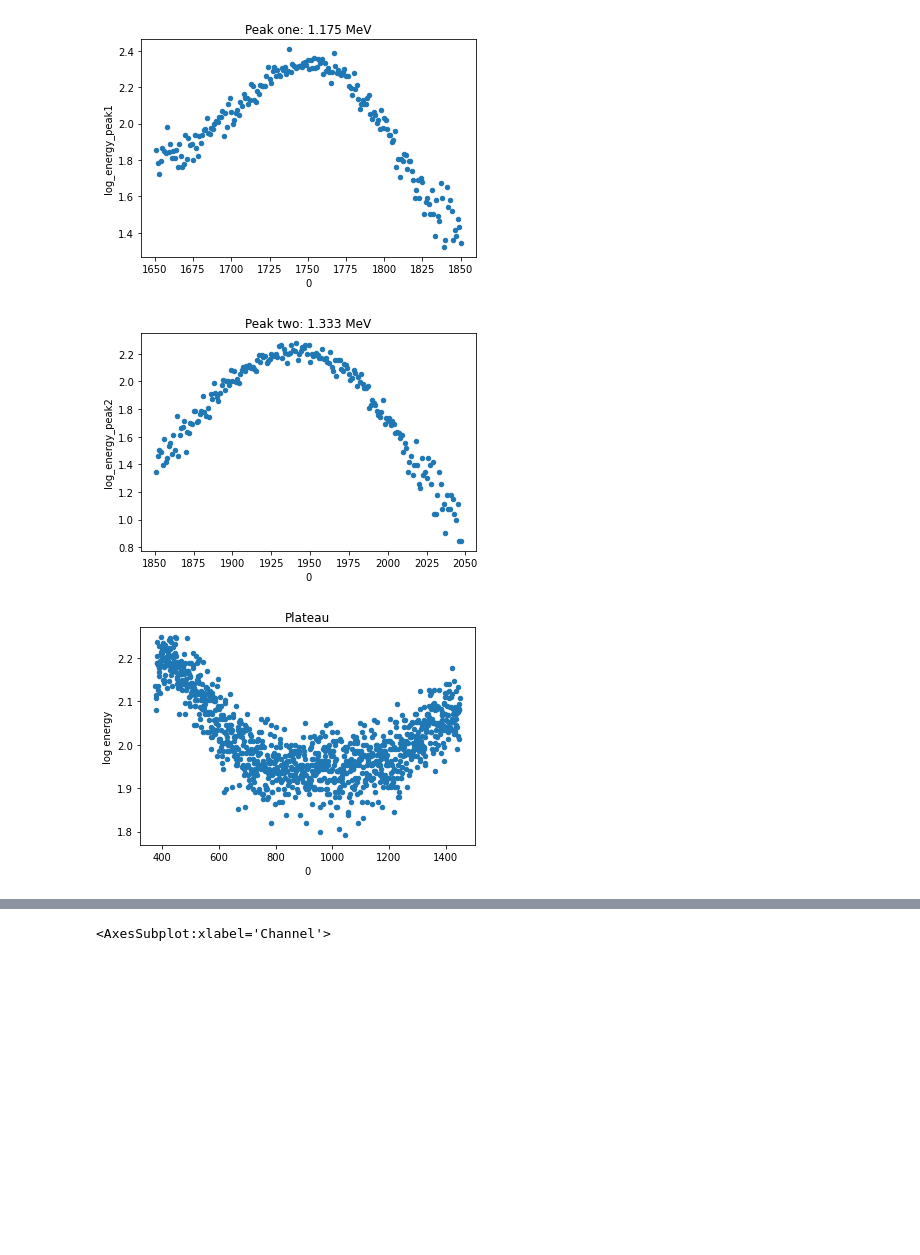
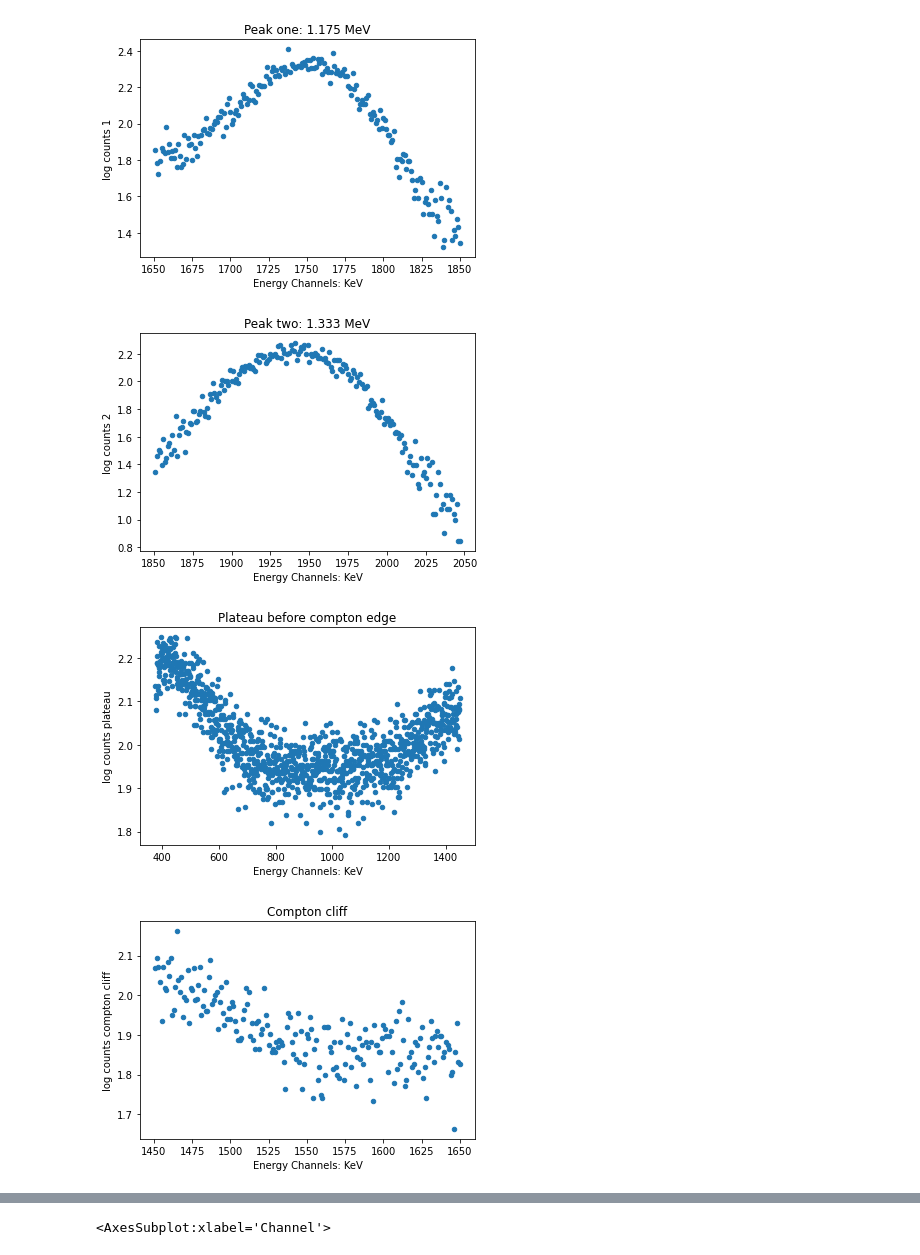
Before and after one commit to maraMaraschino/Adv-Lab, a Jupyter notebook: Gamma Spectroscopy/Gamma Spec Data.ipynb, the cells around one changed output, grey strips where cells are left out. Cells and saved outputs as stored; diff of their text form; code cells hidden in the pictures; blank space fills up the shorter version.

```diff
--- a/Gamma Spectroscopy/Gamma Spec Data.ipynb
+++ b/Gamma Spectroscopy/Gamma Spec Data.ipynb
@@ -7,6 +7,10 @@ import math
 
 df = pd.read_csv("CalCo60 01Ga.csv", skiprows = 22, usecols = [0, 2])
 
-df['log_energy'] = np.log10(df[df.columns[1]])
-df.plot(x=df.columns[0], y='log_energy')
+df['log counts'] = np.log10(df[df.columns[1]])
+ax1 = df.plot.scatter(x=df.columns[0], y='log counts')
+ax1.set_title("Cobalt Data with log scale y-axis")
+
+ax2 = df.plot.scatter(x = df.columns[0], y = df.columns[1])
+ax2.set_title("Cobalt Data with linear y-axis")
 # %% [output]
@@ -15,27 +20,45 @@ df.plot(x=df.columns[0], y='log_energy')
 # %%
 # Calibration Co60
 # Peaks at 1.175 & 1.333 MeV
-# Graph splicing (i.e. df.iloc[1650:1850]) was done by eye instead of inspecting the data
+# Graph splicing (i.e. df.iloc[1650:1850]) was done by eye instead of directly inspecting the data
 df_peak_1 = df.iloc[1650:1850].copy()
 df_peak_1_x = df_peak_1.columns[0]
-df_peak_1['log_energy_peak1'] = np.log10(df_peak_1[df_peak_1.columns[1]])
-ax1 = df_peak_1.plot.scatter(x=df_peak_1_x, y ='log_energy_peak1' )
+df_peak_1['log counts 1'] = np.log10(df_peak_1[df_peak_1.columns[1]])
+ax1 = df_peak_1.plot.scatter(x=df_peak_1_x, y ='log counts 1')
 ax1.set_title("Peak one: 1.175 MeV")
+ax1.set_xlabel("Energy Channels: KeV")
 
 df_peak_2 = df.iloc[1850:].copy()
 df_peak_2_x = df_peak_2.columns[0]
-df_peak_2['log_energy_peak2'] = np.log10(df_peak_2[df_peak_2.columns[1]])
-ax2 = df_peak_2.plot.scatter(x=df_peak_2_x, y ='log_energy_peak2' )
+df_peak_2['log counts 2'] = np.log10(df_peak_2[df_peak_2.columns[1]])
+ax2 = df_peak_2.plot.scatter(x=df_peak_2_x, y ='log counts 2')
 ax2.set_title("Peak two: 1.333 MeV")
+ax2.set_xlabel("Energy Channels: KeV")
 
 df_plateau = df.iloc[375:1450].copy()
 df_plateau_x = df_plateau.columns[0]
-df_plateau['log energy'] = np.log10(df_plateau[df_plateau.columns[1]])
-ax3 = df_plateau.plot.scatter(x=df_plateau_x, y = 'log energy')
-ax3.set_title("Plateau")
+df_plateau['log counts plateau'] = np.log10(df_plateau[df_plateau.columns[1]])
+ax3 = df_plateau.plot.scatter(x=df_plateau_x, y = 'log counts plateau')
+ax3.set_title("Plateau before compton edge")
+ax3.set_xlabel("Energy Channels: KeV")
+
+compton_cliff = df.iloc[1450:1650].copy()
+compton_cliff_x = compton_cliff.columns[0]
+compton_cliff['log counts compton cliff'] = np.log10(compton_cliff[compton_cliff.columns[1]])
+ax4 = compton_cliff.plot.scatter(x=compton_cliff_x, y='log counts compton cliff')
+ax4.set_title("Compton cliff")
+ax4.set_xlabel("Energy Channels: KeV")
+
+compton_plateau = df.iloc[375:1650].copy()
+compton_plateau_x = compton_plateau.columns[0]
+compton_plateau['log counts compton plateau'] = np.log10(compton_plateau[compton_plateau.columns[1]])
+ax5 = compton_plateau.plot.scatter(x=compton_plateau_x, y='log counts compton plateau')
+ax5.set_title("Compton plateau and cliff")
+ax5.set_xlabel("Energy Channels: KeV")
 
 plt.show()
 # %% [output]
-[figure, old version]
+[figure, new version]
-[figure, old version]
+[figure, new version]
-[figure, old version]
+[figure, new version]
+[figure, added]
```
Also changed, not shown: parts of 8 cells of this notebook.
